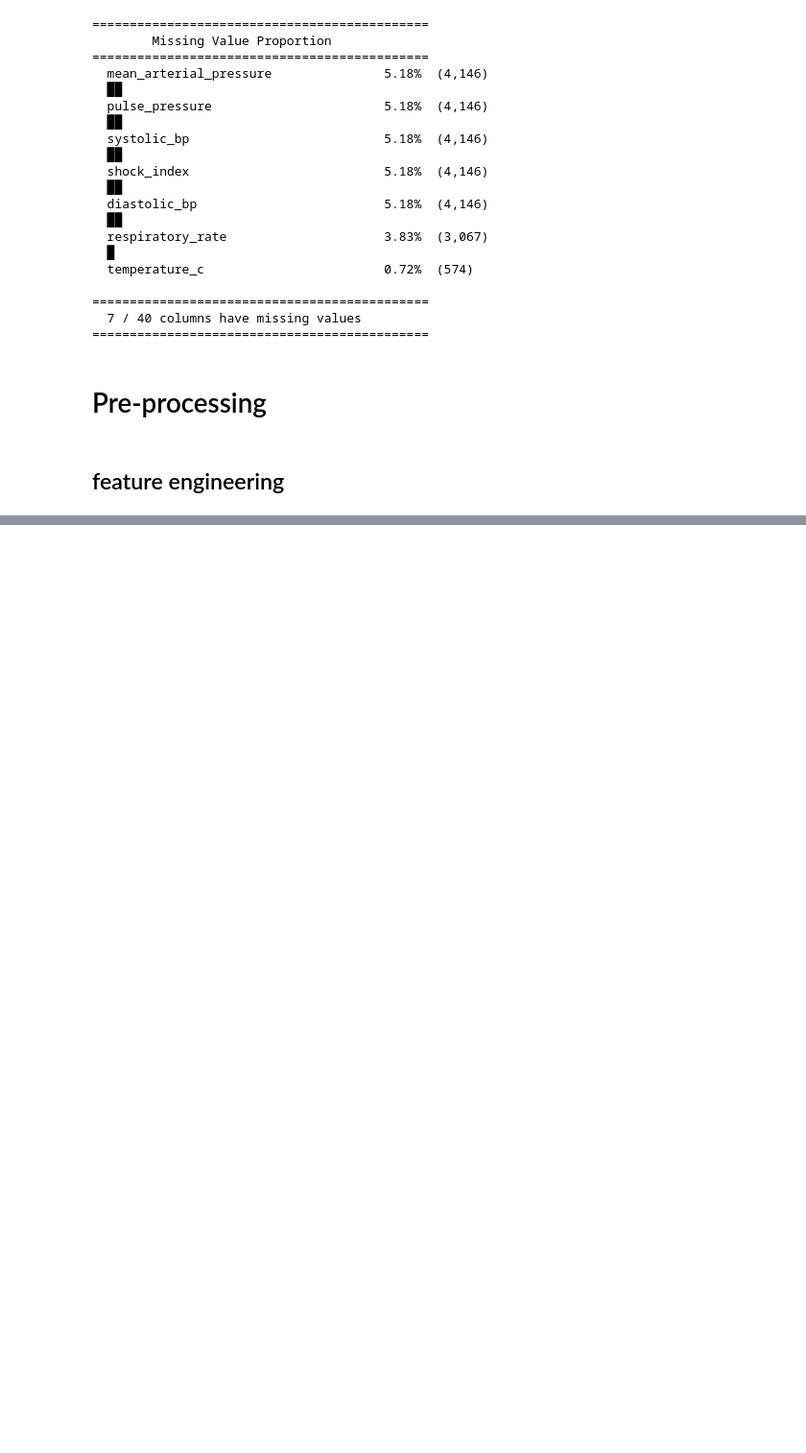
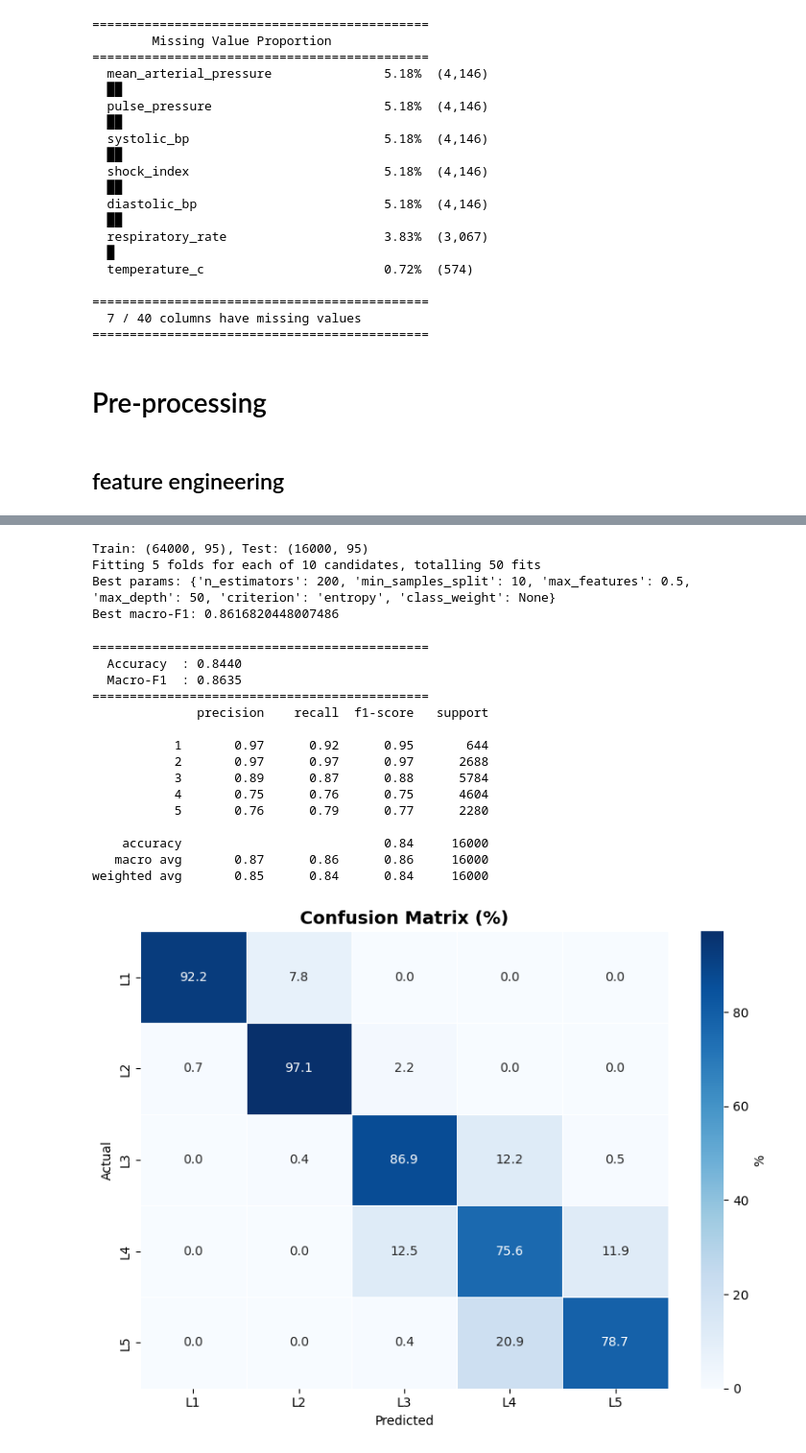
Before and after one commit to Pyxis567/triagegeist, a Jupyter notebook: triagegeist_analysis.ipynb, the cells around one changed output, grey strips where cells are left out. Shown at 96% size. Saved outputs shown, nothing was run; the diff lists cells and outputs as text; code cells hidden in the pictures; blank space fills up the shorter version.

```diff
--- a/triagegeist_analysis.ipynb
+++ b/triagegeist_analysis.ipynb
@@ -258,0 +249,54 @@ train
+# %%
+# ── Train/Test Split ─────────────────────────────────────────────────────────
+
+TARGET = "triage_acuity"
+
+X = train.drop(columns=[TARGET]).select_dtypes(include="number")
+y = train[TARGET]
+
+X_train, X_test, y_train, y_test = train_test_split(
+    X, y,
+    test_size=0.2,
+    stratify=y,
+    random_state=42,
+)
+
+print(f"Train: {X_train.shape}, Test: {X_test.shape}")
+
+# ── Hyperparameter Search Space ───────────────────────────────────────────────
+
+param_grid = {
+    "n_estimators":      [200], #[100,200,500]
+    "max_depth":         [50], #[None, 20, 25, 50，100，500],
+    "min_samples_split": [10], #[10, 20]
+    "max_features":      ["sqrt", 0.5], #["sqrt", 0.5, log2]
+    "criterion":         ["entropy"],
+}
+
+# ── CV Strategy ───────────────────────────────────────────────────────────────
+
+cv = StratifiedKFold(n_splits=5, shuffle=True, random_state=42)
+
+
+rf = RandomForestClassifier(n_jobs=-1, random_state=42)
+
+search = RandomizedSearchCV(
+    estimator=rf,
+    param_distributions=param_grid,
+    n_iter=10,
+    cv=cv,
+    scoring="f1_macro",
+    n_jobs=-1,
+    random_state=42,
+    verbose=2,
+)
+
+search.fit(X_train, y_train)
+
+print("Best params:", search.best_params_)
+print("Best macro-F1:", search.best_score_)
+# %% [output]
+Train: (64000, 95), Test: (16000, 95)
+Fitting 5 folds for each of 10 candidates, totalling 50 fits
+Best params: {'n_estimators': 200, 'min_samples_split': 10, 'max_features': 0.5, 'max_depth': 50, 'criterion': 'entropy', 'class_weight': None}
+Best macro-F1: 0.8616820448007486
@@ -258,0 +387,20 @@ train
+# %%
+# manually set whatever params you want
+rf_model = run_rf(train, max_depth=20, n_estimators=200, criterion="entropy", min_samples_split=10, max_features = 0.5)
+# %% [output]
+=============================================
+  Accuracy  : 0.8440
+  Macro-F1  : 0.8635
+=============================================
+              precision    recall  f1-score   support
+
+           1       0.97      0.92      0.95       644
+           2       0.97      0.97      0.97      2688
+           3       0.89      0.87      0.88      5784
+           4       0.75      0.76      0.75      4604
+           5       0.76      0.79      0.77      2280
+
+    accuracy                           0.84     16000
+   macro avg       0.87      0.86      0.86     16000
+weighted avg       0.85      0.84      0.84     16000
+[figure, added]
```
Also changed, not shown: parts of 7 cells of this notebook.
